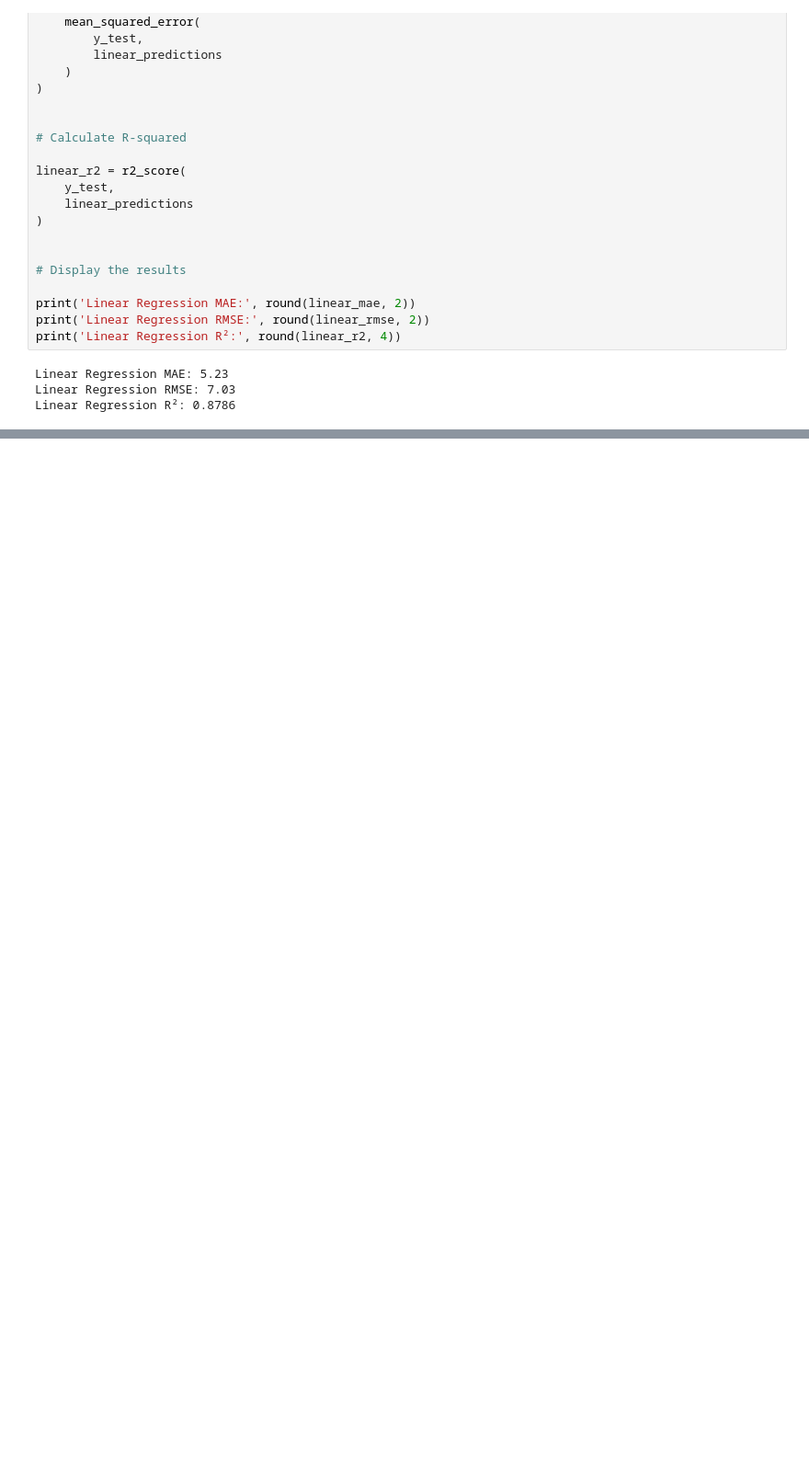
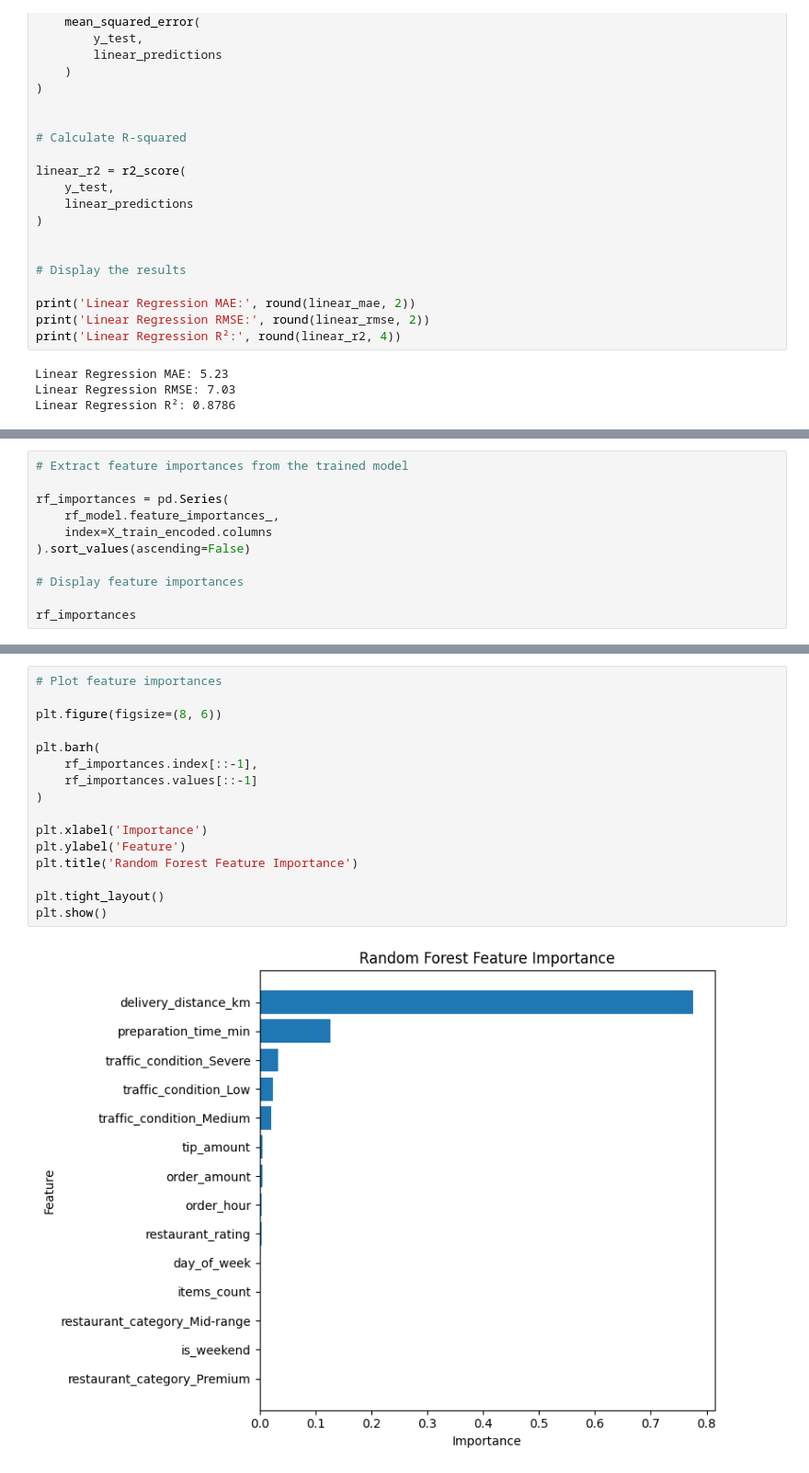
Before and after one commit to pragnav-work/ML_project_1, a Jupyter notebook: notebooks/04_delivery_prediction.ipynb, the cells around one changed output, grey strips where cells are left out. Shown at 92% size. Cells and saved outputs as stored; diff of their text form; blank space fills up the shorter version.

```diff
--- a/notebooks/04_delivery_prediction.ipynb
+++ b/notebooks/04_delivery_prediction.ipynb
@@ -690,0 +881,11 @@ Linear Regression R²: 0.8786
+# %%
+# Extract feature importances from the trained model
+
+rf_importances = pd.Series(
+    rf_model.feature_importances_,
+    index=X_train_encoded.columns
+).sort_values(ascending=False)
+
+# Display feature importances
+
+rf_importances
@@ -690,0 +914,18 @@ Linear Regression R²: 0.8786
+# %%
+# Plot feature importances
+
+plt.figure(figsize=(8, 6))
+
+plt.barh(
+    rf_importances.index[::-1],
+    rf_importances.values[::-1]
+)
+
+plt.xlabel('Importance')
+plt.ylabel('Feature')
+plt.title('Random Forest Feature Importance')
+
+plt.tight_layout()
+plt.show()
+# %% [output]
+[figure, added]
```
Also changed, not shown: parts of 24 cells of this notebook.
